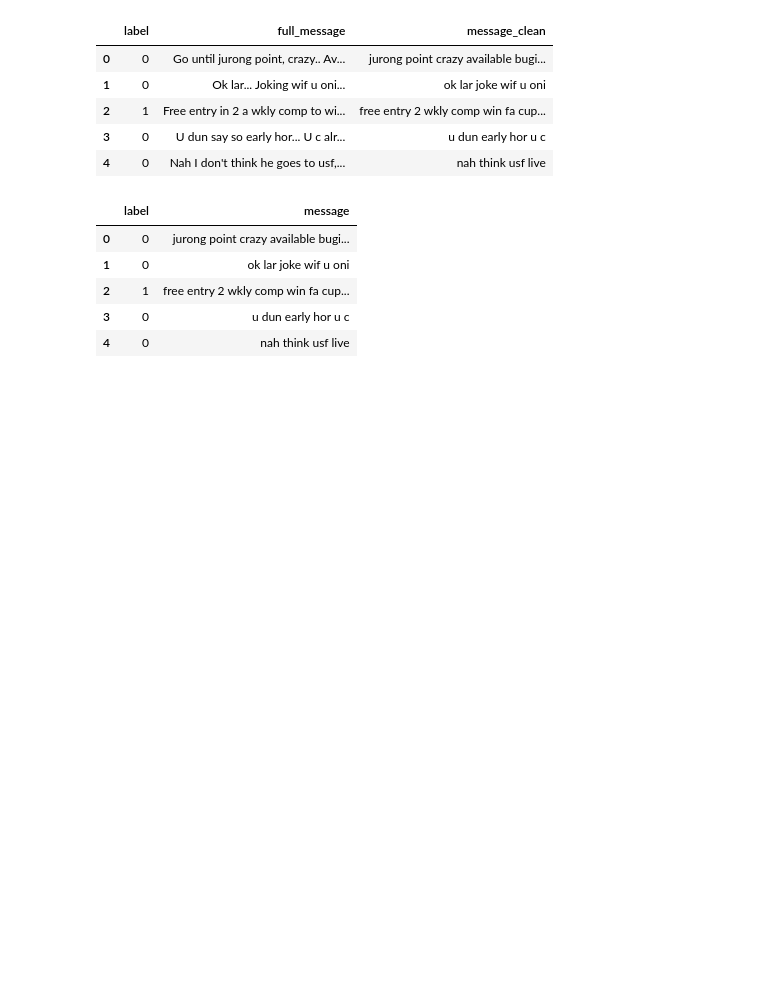
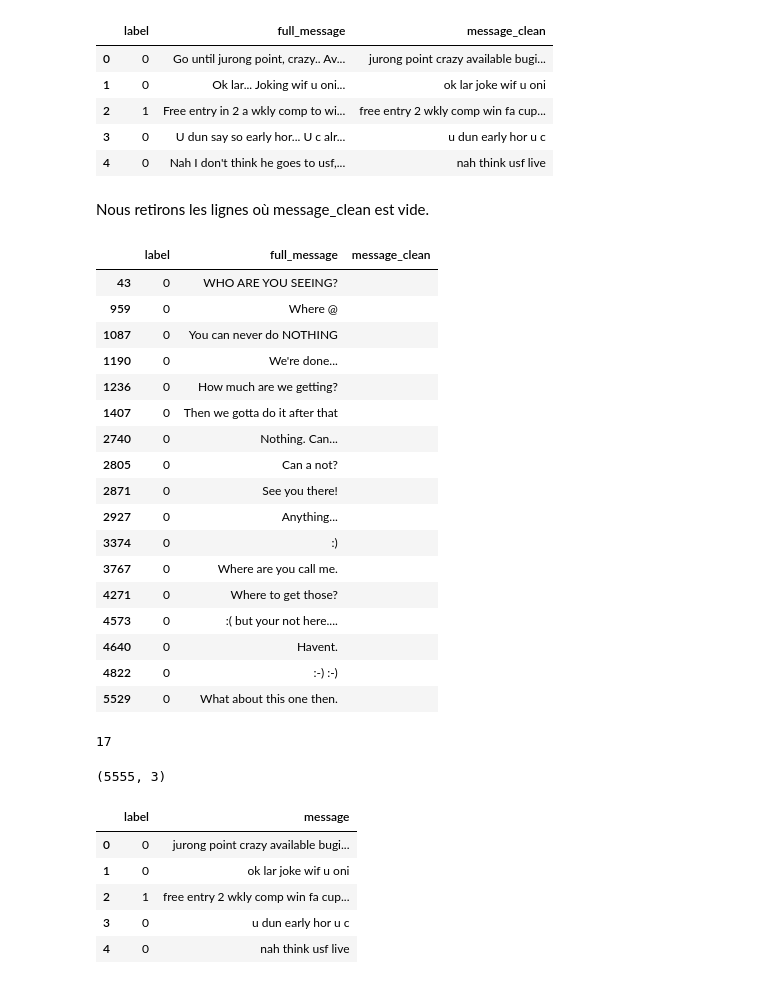
Before and after one commit to thimyxuan/spam-messages-detector, a Jupyter notebook: partie_1.ipynb, the cells around one changed output. Saved outputs shown, nothing was run; the diff lists cells and outputs as text; code cells hidden in the pictures; blank space fills up the shorter version.

```diff
--- a/partie_1.ipynb
+++ b/partie_1.ipynb
@@ -114,4 +114,37 @@ df_clean.head()
 | 2 | 1 | Free entry in 2 a wkly comp to wi... | free entry 2 wkly comp win fa cup... |
 | 3 | 0 | U dun say so early hor... U c alr... | u dun early hor u c |
 | 4 | 0 | Nah I don't think he goes to usf,... | nah think usf live |
+# %% [markdown]
+Nous retirons les lignes où message_clean est vide.
+# %%
+df_clean[df_clean['message_clean'] == '']
+# %% [output]
+|  | label | full_message | message_clean |
+| 43 | 0 | WHO ARE YOU SEEING? |  |
+| 959 | 0 | Where @ |  |
+| 1087 | 0 | You can never do NOTHING |  |
+| 1190 | 0 | We're done... |  |
+| 1236 | 0 | How much are we getting? |  |
+| 1407 | 0 | Then we gotta do it after that |  |
+| 2740 | 0 | Nothing. Can... |  |
+| 2805 | 0 | Can a not? |  |
+| 2871 | 0 | See you there! |  |
+| 2927 | 0 | Anything... |  |
+| 3374 | 0 | :) |  |
+| 3767 | 0 | Where are you call me. |  |
+| 4271 | 0 | Where to get those? |  |
+| 4573 | 0 | :( but your not here.... |  |
+| 4640 | 0 | Havent. |  |
+| 4822 | 0 | :-) :-) |  |
+| 5529 | 0 | What about this one then. |  |
+# %%
+rows_to_remove = df_clean[df_clean['message_clean'] == ''].index.tolist()
+len(rows_to_remove)
+# %% [output]
+17
+# %%
+df_clean.drop(rows_to_remove, axis=0, inplace = True)
+df_clean.shape
+# %% [output]
+(5555, 3)
 # %%
```
Also changed, not shown: parts of 4 cells of this notebook, 5 other files.
